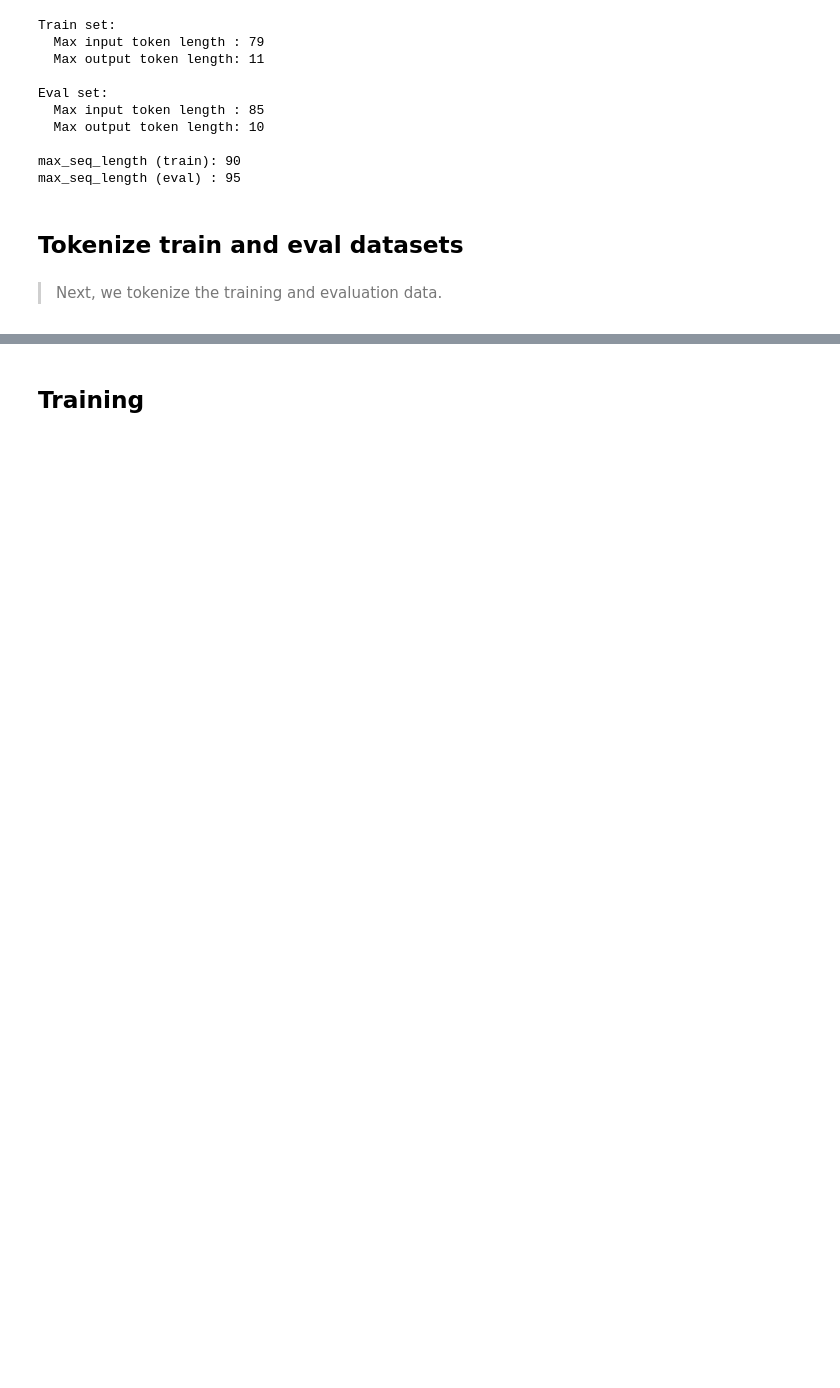
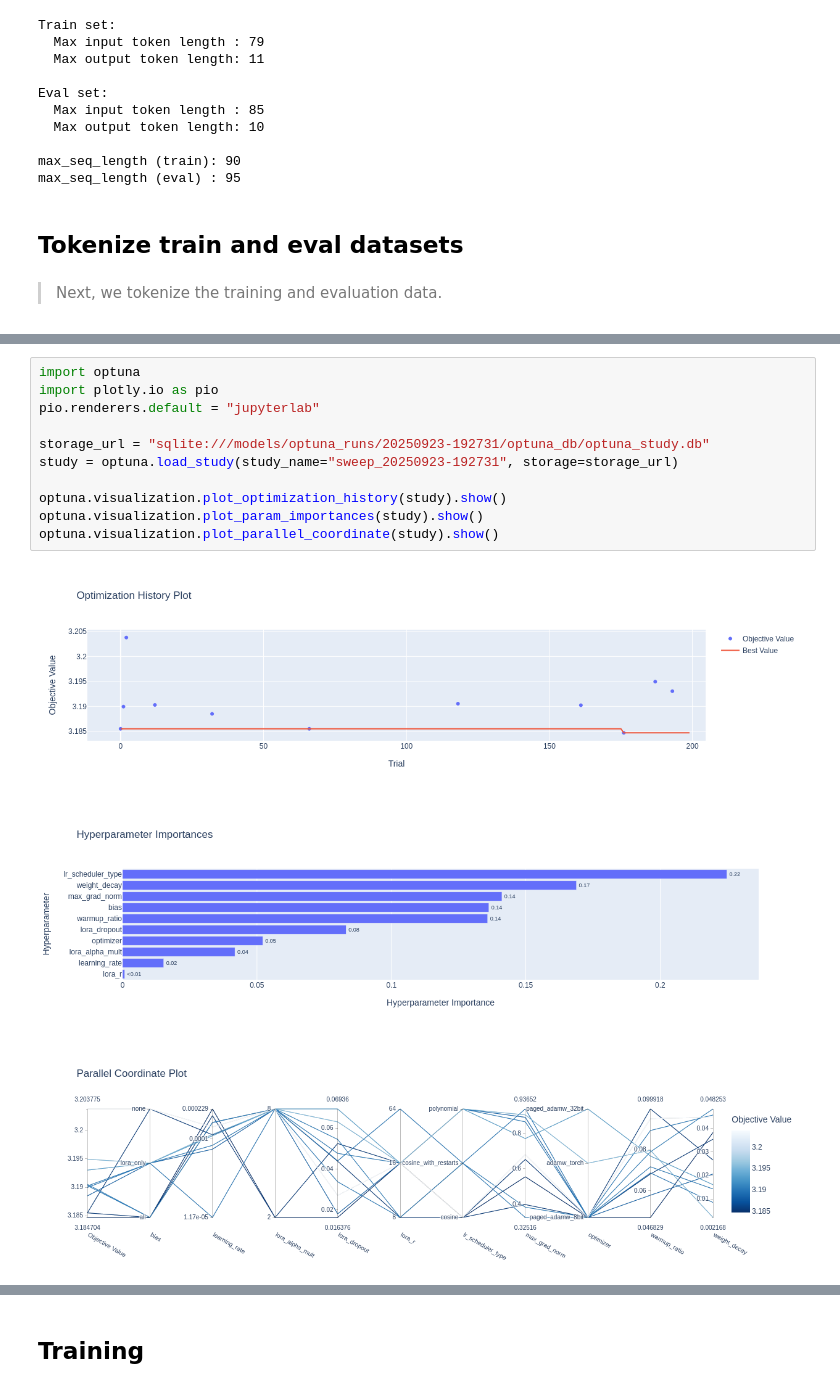
Before and after one commit to HassaniJawaheer/llm-domain-gen, a Jupyter notebook: domain_generator_project.ipynb, the cells around one changed output, grey strips where cells are left out. Saved outputs shown, nothing was run; the diff lists cells and outputs as text; blank space fills up the shorter version.

```diff
--- a/domain_generator_project.ipynb
+++ b/domain_generator_project.ipynb
@@ -203,0 +305,15 @@ print(tokenized_train_dataset[0])
+# %%
+import optuna
+import plotly.io as pio
+pio.renderers.default = "jupyterlab"
+
+storage_url = "sqlite:///models/optuna_runs/20250923-192731/optuna_db/optuna_study.db"
+study = optuna.load_study(study_name="sweep_20250923-192731", storage=storage_url)
+
+optuna.visualization.plot_optimization_history(study).show()
+optuna.visualization.plot_param_importances(study).show()
+optuna.visualization.plot_parallel_coordinate(study).show()
+# %% [output]
+[figure, added]
+[figure, added]
+[figure, added]
```
Also changed, not shown: parts of 26 cells of this notebook, 26 other files.
